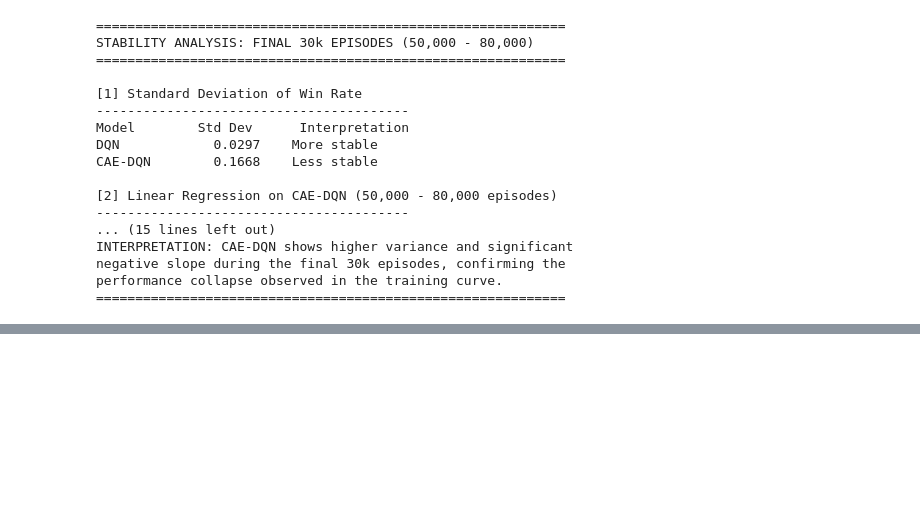
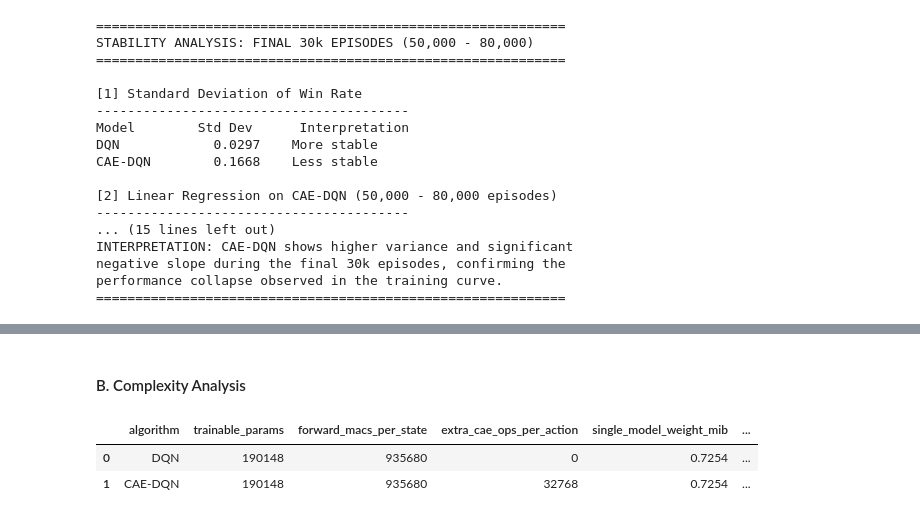
Before and after one commit to MonsieurCoffee/Thesis, a Jupyter notebook: analyze.ipynb, the cells around one changed output, grey strips where cells are left out. Cells and saved outputs as stored; diff of their text form; code cells hidden in the pictures; blank space fills up the shorter version.

```diff
--- a/analyze.ipynb
+++ b/analyze.ipynb
@@ -141,0 +171,13 @@ performance collapse observed in the training curve.
+# %% [markdown]
+#### B. Complexity Analysis
+# %%
+import pandas as pd
+from IPython.display import display
+
+path = 'revision_experiments/outputs/tables/complexity_analysis.csv'
+df = pd.read_csv(path)
+display(df)
+# %% [output]
+|  | algorithm | trainable_params | forward_macs_per_state | extra_cae_ops_per_action | single_model_weight_mib | ... |
+| 0 | DQN | 190148 | 935680 | 0 | 0.7254 | ... |
+| 1 | CAE-DQN | 190148 | 935680 | 32768 | 0.7254 | ... |
```
Also changed, not shown: parts of 3 cells of this notebook, 40 other files.
